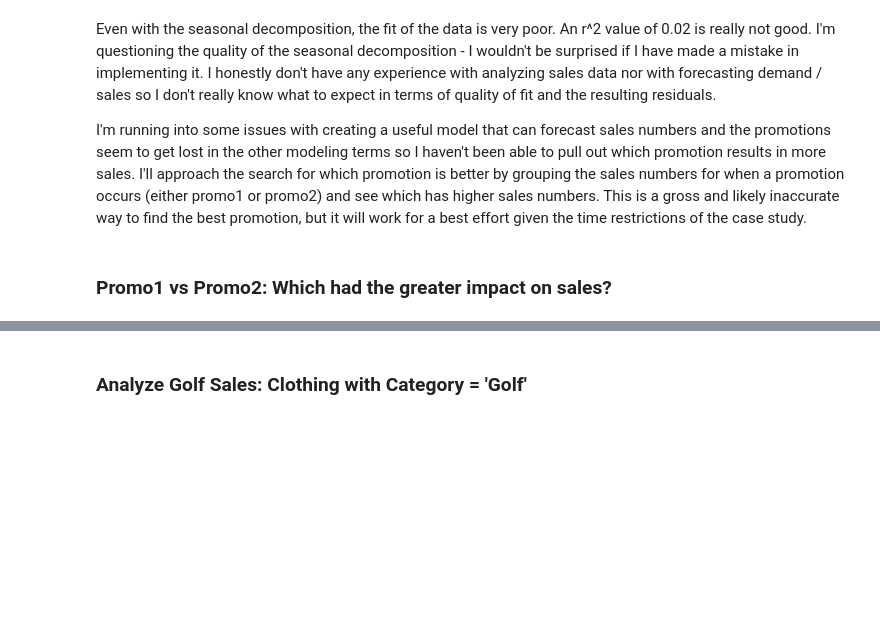
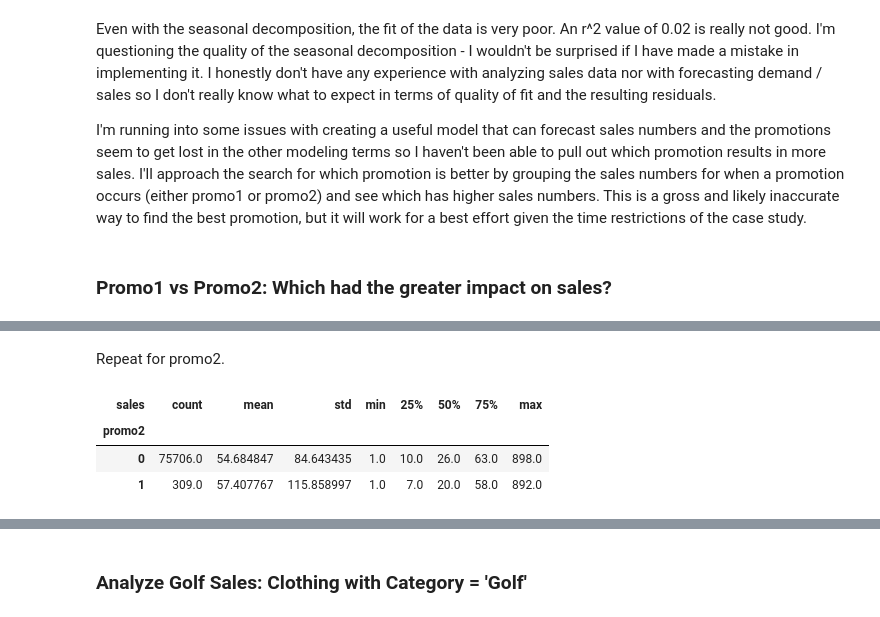
Before and after one commit to swekul/RetailSales_CaseStudy, a Jupyter notebook: RetailSales_DemandForecasting_McRoberts.ipynb, the cells around one changed output, grey strips where cells are left out. Cells and saved outputs as stored; diff of their text form; code cells hidden in the pictures; blank space fills up the shorter version.

```diff
--- a/RetailSales_DemandForecasting_McRoberts.ipynb
+++ b/RetailSales_DemandForecasting_McRoberts.ipynb
@@ -921,0 +1003,10 @@ I'm running into some issues with creating a useful model that can forecast sale
+# %% [markdown]
+Repeat for promo2.
+# %%
+g_p2 = data_joined.groupby(by=['promo2'])
+g_p2.apply(lambda x: x[x['promo1'] != 1]['sales'].describe())
+# %% [output]
+| sales | count | mean | std | min | 25% | 50% | 75% | max |
+| promo2 |  |  |  |  |  |  |  |  |
+| 0 | 75706.0 | 54.684847 | 84.643435 | 1.0 | 10.0 | 26.0 | 63.0 | 898.0 |
+| 1 | 309.0 | 57.407767 | 115.858997 | 1.0 | 7.0 | 20.0 | 58.0 | 892.0 |
```
Also changed, not shown: parts of 21 cells of this notebook.
